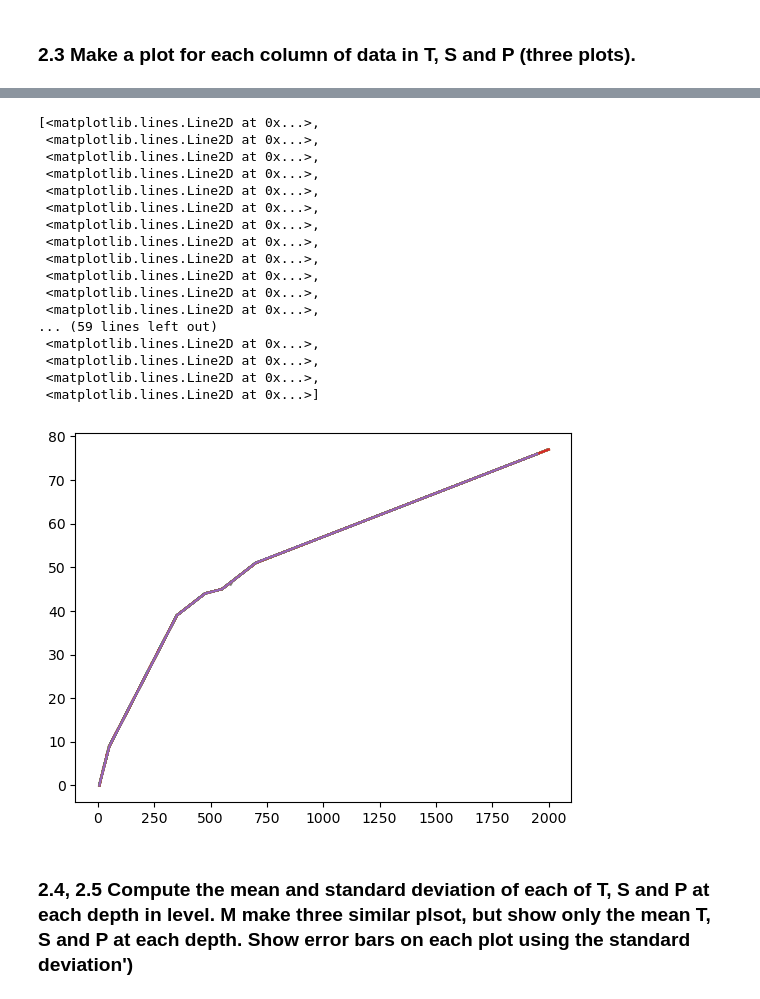
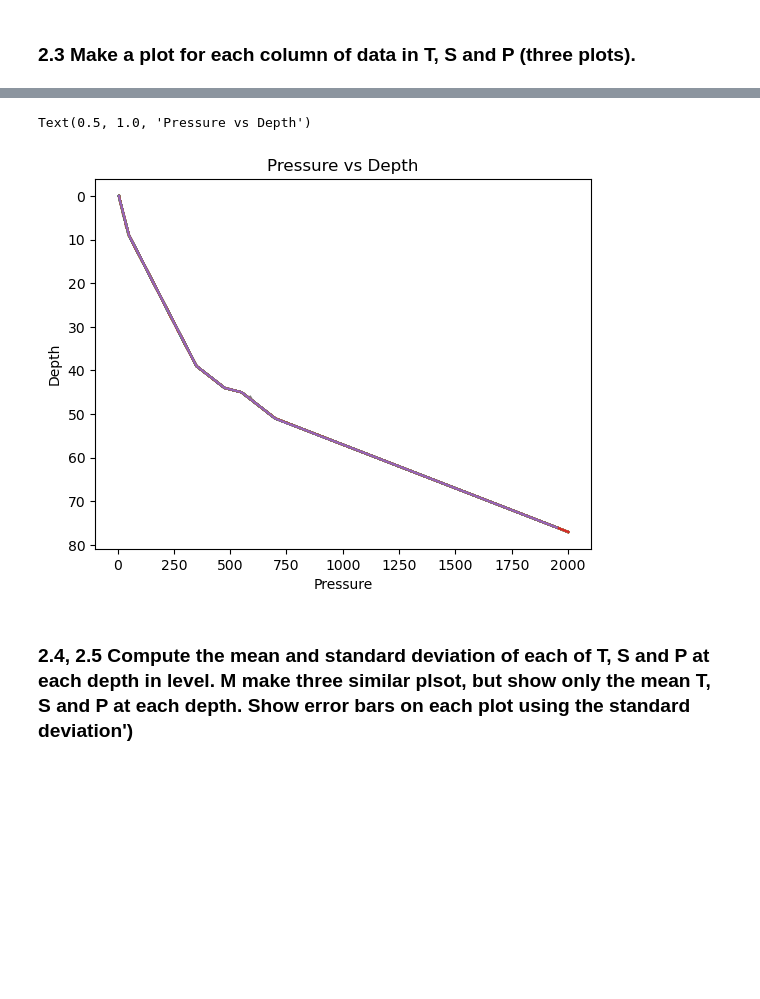
Before and after one commit to TrevorDurn/Assignments2, a Jupyter notebook: ThreeAssignment.ipynb, the cells around one changed output, grey strips where cells are left out. Cells and saved outputs as stored; diff of their text form; code cells hidden in the pictures; blank space fills up the shorter version.

```diff
--- a/ThreeAssignment.ipynb
+++ b/ThreeAssignment.ipynb
@@ -288,24 +263,12 @@ plt.plot(s, dep)
 # %%
 plt.plot(p, dep)
+plt.gca().invert_yaxis()
+plt.xlabel('Pressure')
+plt.ylabel('Depth')
+plt.title('Pressure vs Depth')
 # %% [output]
-[<matplotlib.lines.Line2D at 0x...>,
- <matplotlib.lines.Line2D at 0x...>,
- <matplotlib.lines.Line2D at 0x...>,
- <matplotlib.lines.Line2D at 0x...>,
- <matplotlib.lines.Line2D at 0x...>,
- <matplotlib.lines.Line2D at 0x...>,
- <matplotlib.lines.Line2D at 0x...>,
- <matplotlib.lines.Line2D at 0x...>,
- <matplotlib.lines.Line2D at 0x...>,
- <matplotlib.lines.Line2D at 0x...>,
- <matplotlib.lines.Line2D at 0x...>,
- <matplotlib.lines.Line2D at 0x...>,
-... (59 lines left out)
- <matplotlib.lines.Line2D at 0x...>,
- <matplotlib.lines.Line2D at 0x...>,
- <matplotlib.lines.Line2D at 0x...>,
- <matplotlib.lines.Line2D at 0x...>]
+Text(0.5, 1.0, 'Pressure vs Depth')
-[figure, old version]
+[figure, new version]
 # %% [markdown]
 ### 2.4, 2.5 Compute the mean and standard deviation of each of T, S and P at each depth in level. M make three similar plsot, but show only the mean T, S and P at each depth. Show error bars on each plot using the standard deviation')
 # %%
```
Also changed, not shown: parts of 11 cells of this notebook.
